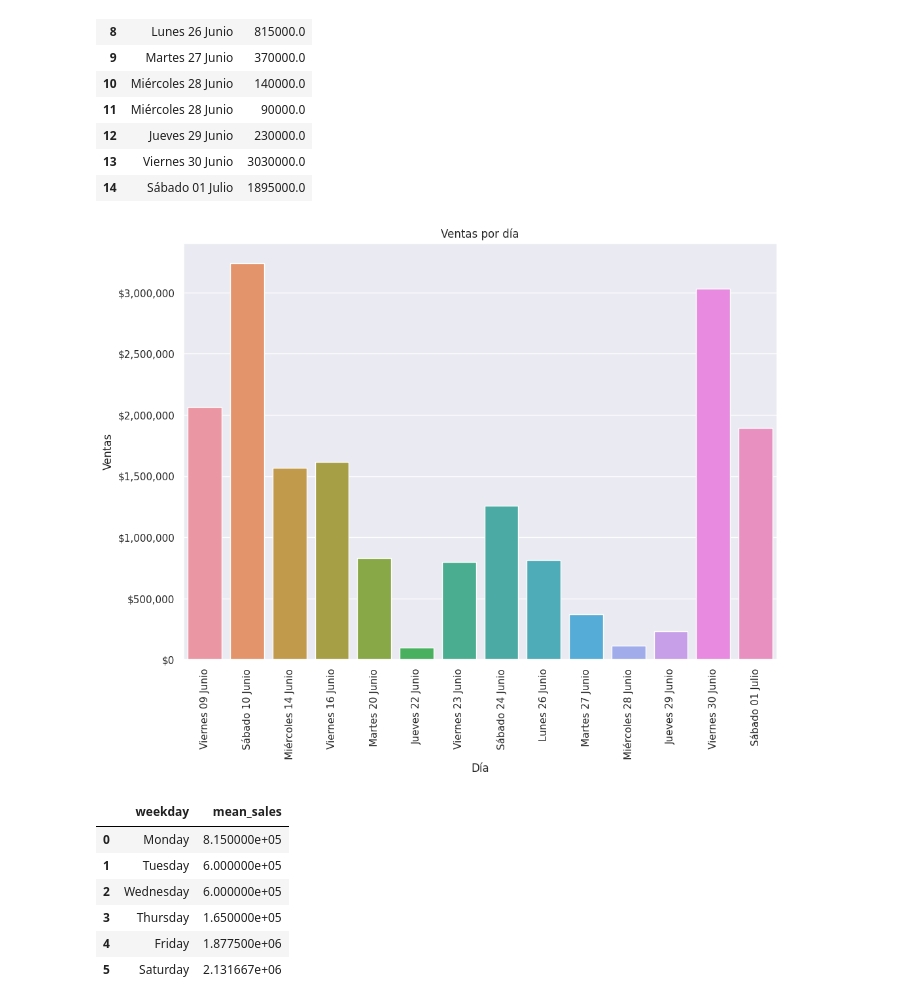
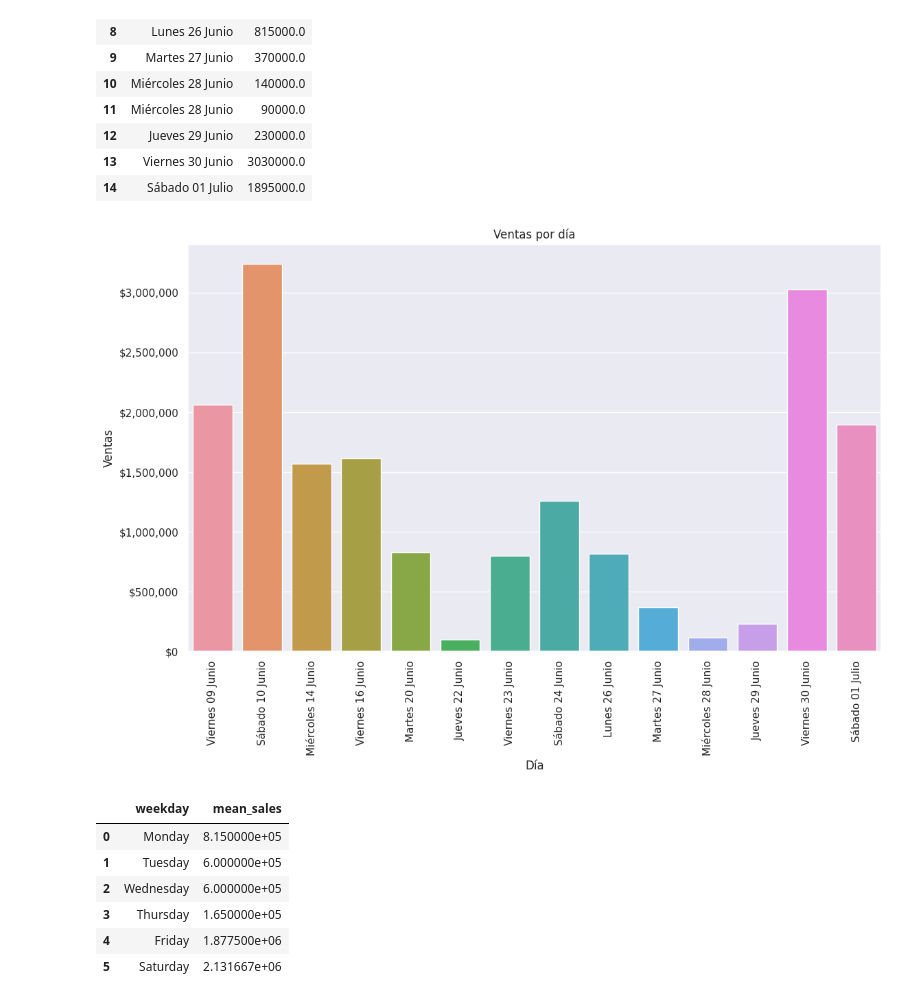
Before and after one commit to JsNcAr/GSalud_Analysis, a Jupyter notebook: Clinica_Viz.ipynb, the cells around one changed output. Cells and saved outputs as stored; diff of their text form; code cells hidden in the pictures.

```diff
--- a/Clinica_Viz.ipynb
+++ b/Clinica_Viz.ipynb
@@ -89,17 +89,18 @@ sns.set(rc={'figure.figsize':(11.7,8.27)})
 # %%
 sns.barplot(x='dia', y='total', data=df, errorbar=None)
 plt.title('Ventas por día')
 plt.xlabel('Día')
 plt.ylabel('Ventas')
 plt.xticks(rotation=90)
 # set scale name as "million"
 plt.ticklabel_format(style='plain', axis='y')
 # Format y axis as money
 plt.gca().get_yaxis().set_major_formatter(plt.FuncFormatter(lambda x, loc: "${:,}".format(int(x))))
+plt.tight_layout()
 plt.savefig('ventas_por_dia.svg', format='svg', dpi=600)
 plt.show()
 # %% [output]
-[figure, old version]
+[figure, new version]
 # %%
 # mean sales per weekday
 query = "SELECT DAYNAME(dia) AS weekday, AVG(sales) AS mean_sales FROM ( SELECT DATE(fecha) AS dia, SUM(valor) AS sales FROM pagos GROUP BY dia, fecha ORDER BY DATE(fecha) ) AS sales GROUP BY weekday ORDER BY FIELD(weekday, 'Monday', 'Tuesday', 'Wednesday', 'Thursday', 'Friday', 'Saturday', 'Sunday')"
```
Also changed, not shown: parts of 2 cells of this notebook, 3 other files.
